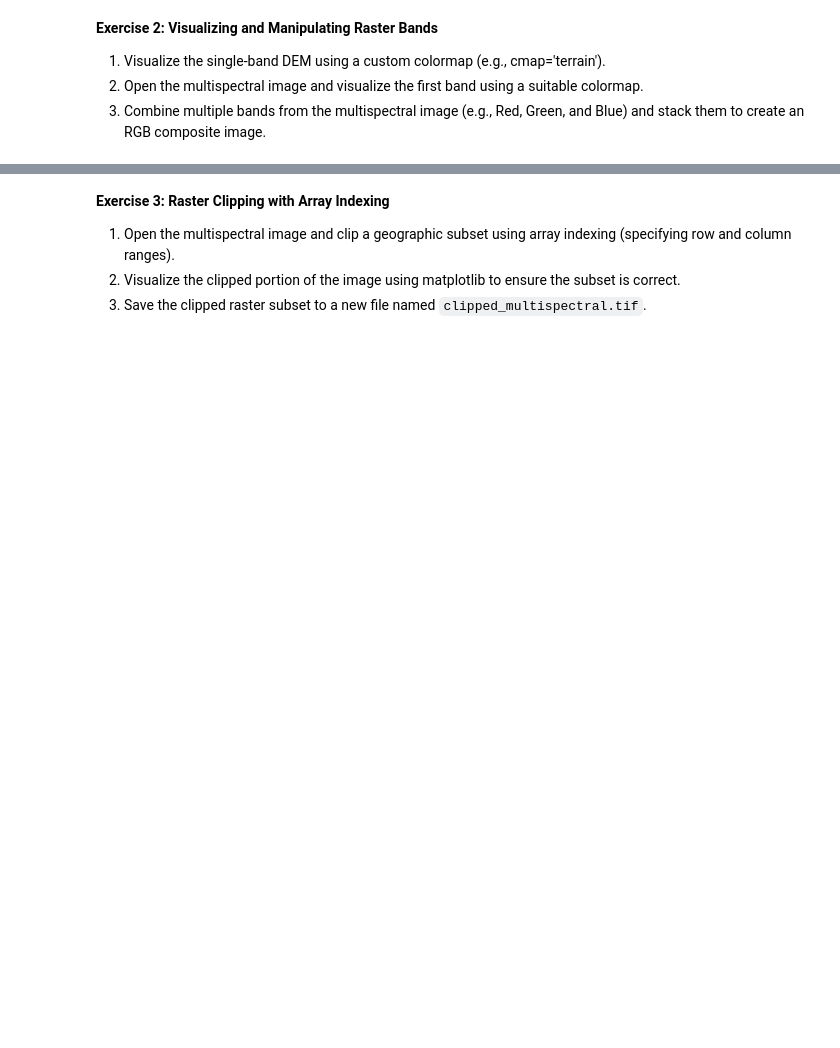
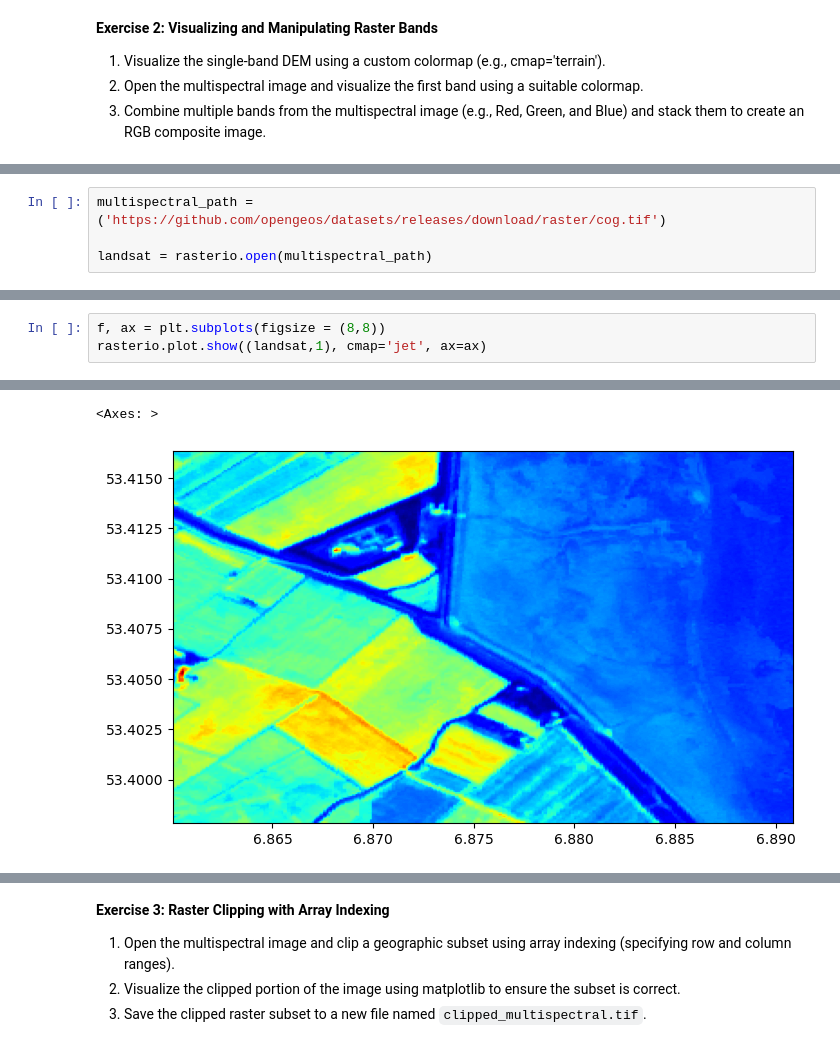
Before and after one commit to shwan3/geog-312, a Jupyter notebook: book/labs/lab_05.ipynb, the cells around one changed output, grey strips where cells are left out. Saved outputs shown, nothing was run; the diff lists cells and outputs as text; blank space fills up the shorter version.

```diff
--- a/book/labs/lab_05.ipynb
+++ b/book/labs/lab_05.ipynb
@@ -35,0 +98,4 @@ Make sure you have the following libraries installed:
+# %%
+multispectral_path = ('https://github.com/opengeos/datasets/releases/download/raster/cog.tif')
+
+landsat = rasterio.open(multispectral_path)
@@ -35,0 +121,4 @@ Make sure you have the following libraries installed:
+# %%
+f, ax = plt.subplots(figsize = (8,8))
+rasterio.plot.show((landsat,1), cmap='jet', ax=ax)
+# %% [output]
@@ -35,0 +126,2 @@ Make sure you have the following libraries installed:
+<Axes: >
+[figure, added]
```
Also changed, not shown: parts of 20 cells of this notebook, 1 other file.
